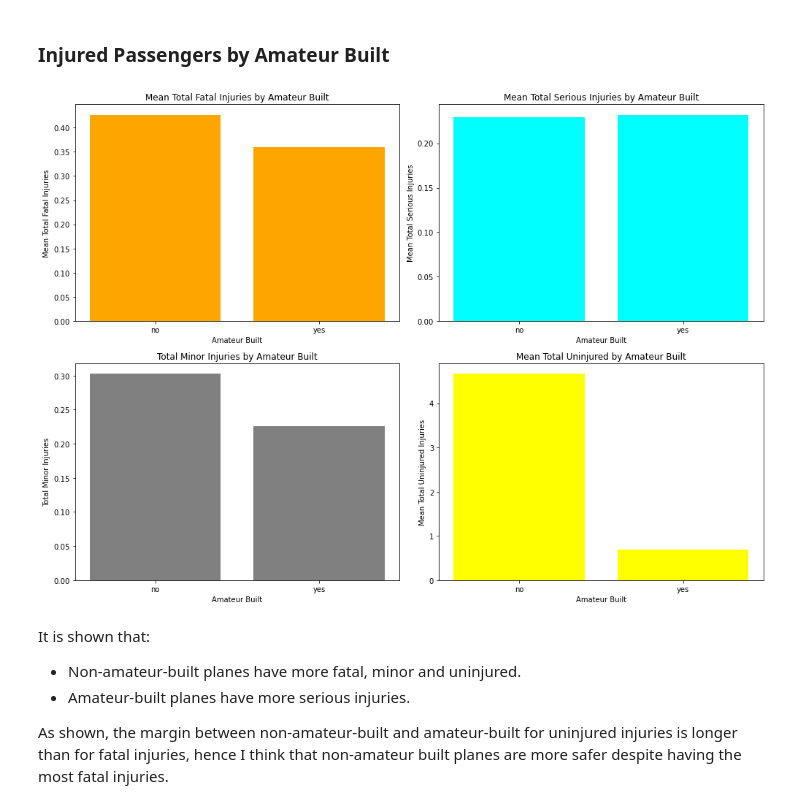
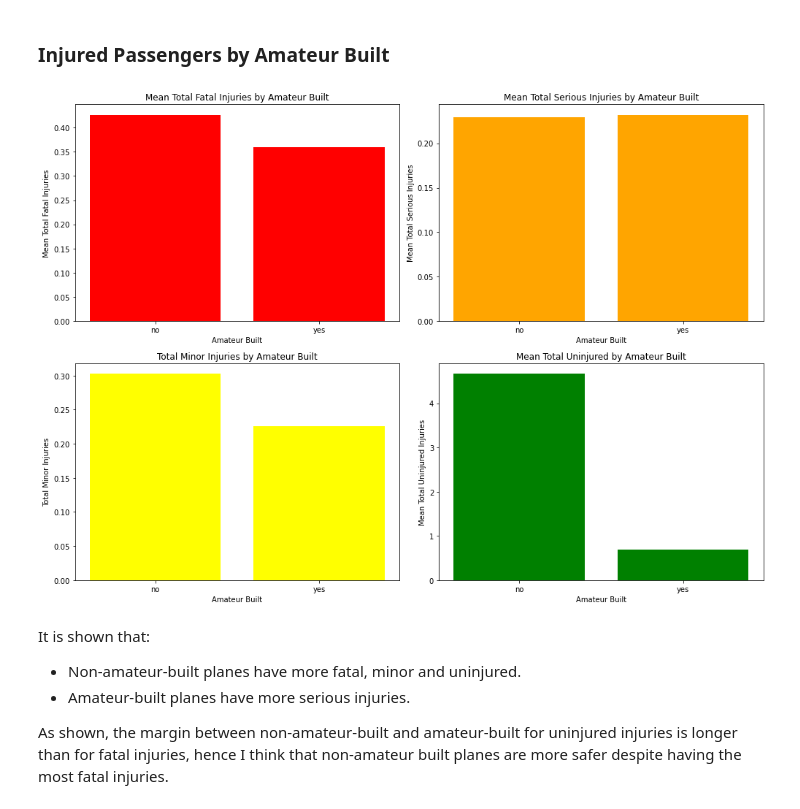
Before and after one commit to tracy-gwehona/Aviation-Risk-Analysis, a Jupyter notebook: student.ipynb, the cells around one changed output. Saved outputs shown, nothing was run; the diff lists cells and outputs as text; code cells hidden in the pictures.

```diff
--- a/student.ipynb
+++ b/student.ipynb
@@ -420,38 +420,38 @@ amateur_built_grouped = aviation_data.groupby('amateur_built').agg({
     'total_minor_injuries': 'mean',
     'total_uninjured': 'mean'
 }).reset_index()
 
 # Create subplots
 fig, axes = plt.subplots(2, 2, figsize = (14, 10))
 
 # Plot total fatal injuries
-axes[0, 0].bar(amateur_built_grouped['amateur_built'], amateur_built_grouped['total_fatal_injuries'], color='orange')
+axes[0, 0].bar(amateur_built_grouped['amateur_built'], amateur_built_grouped['total_fatal_injuries'], color='red')
 axes[0, 0].set_title('Mean Total Fatal Injuries by Amateur Built')
 axes[0, 0].set_xlabel('Amateur Built')
 axes[0, 0].set_ylabel('Mean Total Fatal Injuries')
 
 # Plot total serious injuries
-axes[0, 1].bar(amateur_built_grouped['amateur_built'], amateur_built_grouped['total_serious_injuries'], color='cyan')
+axes[0, 1].bar(amateur_built_grouped['amateur_built'], amateur_built_grouped['total_serious_injuries'], color='orange')
 axes[0, 1].set_title('Mean Total Serious Injuries by Amateur Built')
 axes[0, 1].set_xlabel('Amateur Built')
 axes[0, 1].set_ylabel('Mean Total Serious Injuries')
 
 # Plot total minor injuries
-axes[1, 0].bar(amateur_built_grouped['amateur_built'], amateur_built_grouped['total_minor_injuries'], color='gray')
+axes[1, 0].bar(amateur_built_grouped['amateur_built'], amateur_built_grouped['total_minor_injuries'], color='yellow')
 axes[1, 0].set_title('Total Minor Injuries by Amateur Built')
 axes[1, 0].set_xlabel('Amateur Built')
 axes[1, 0].set_ylabel('Total Minor Injuries')
 
 # Plot total amateur_built_grouped
-axes[1, 1].bar(amateur_built_grouped['amateur_built'], amateur_built_grouped['total_uninjured'], color='yellow')
+axes[1, 1].bar(amateur_built_grouped['amateur_built'], amateur_built_grouped['total_uninjured'], color='green')
 axes[1, 1].set_title('Mean Total Uninjured by Amateur Built')
 axes[1, 1].set_xlabel('Amateur Built')
 axes[1, 1].set_ylabel('Mean Total Uninjured Injuries')
 
 plt.tight_layout()
 plt.show()
 # %% [output]
-[figure, old version]
+[figure, new version]
 # %% [markdown]
 It is shown that:
 - Non-amateur-built planes have more fatal, minor and uninjured.
```
Also changed, not shown: parts of 4 cells of this notebook.
